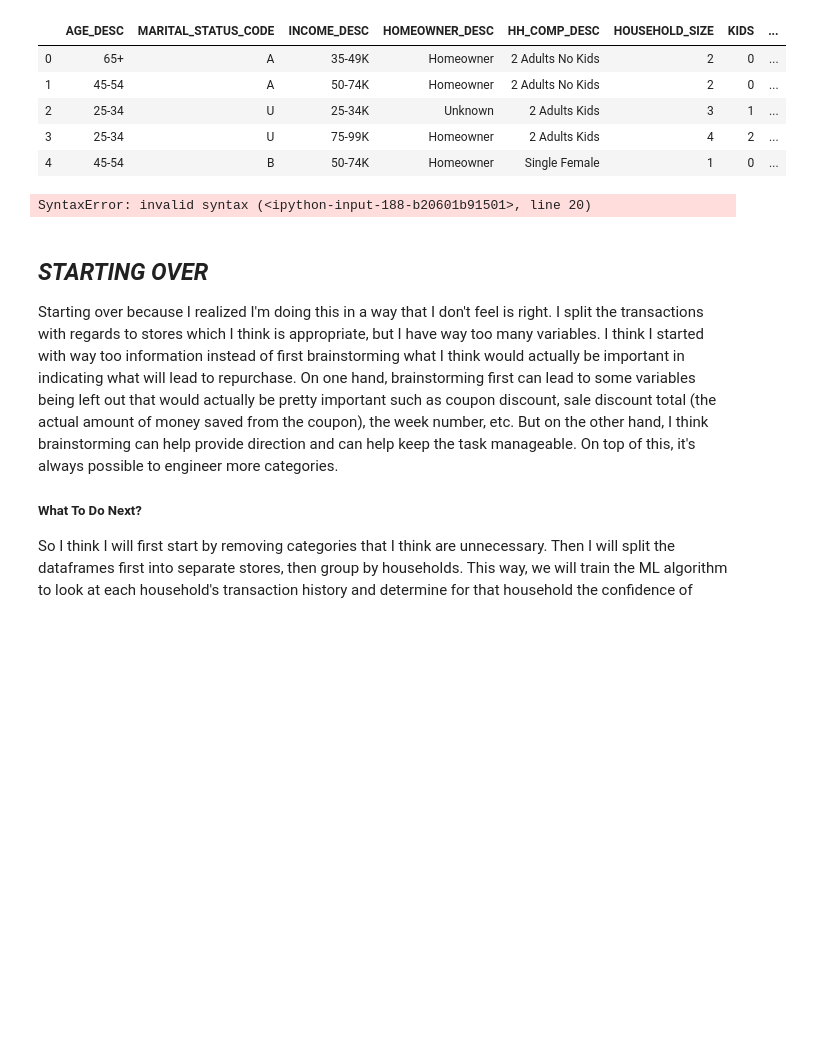
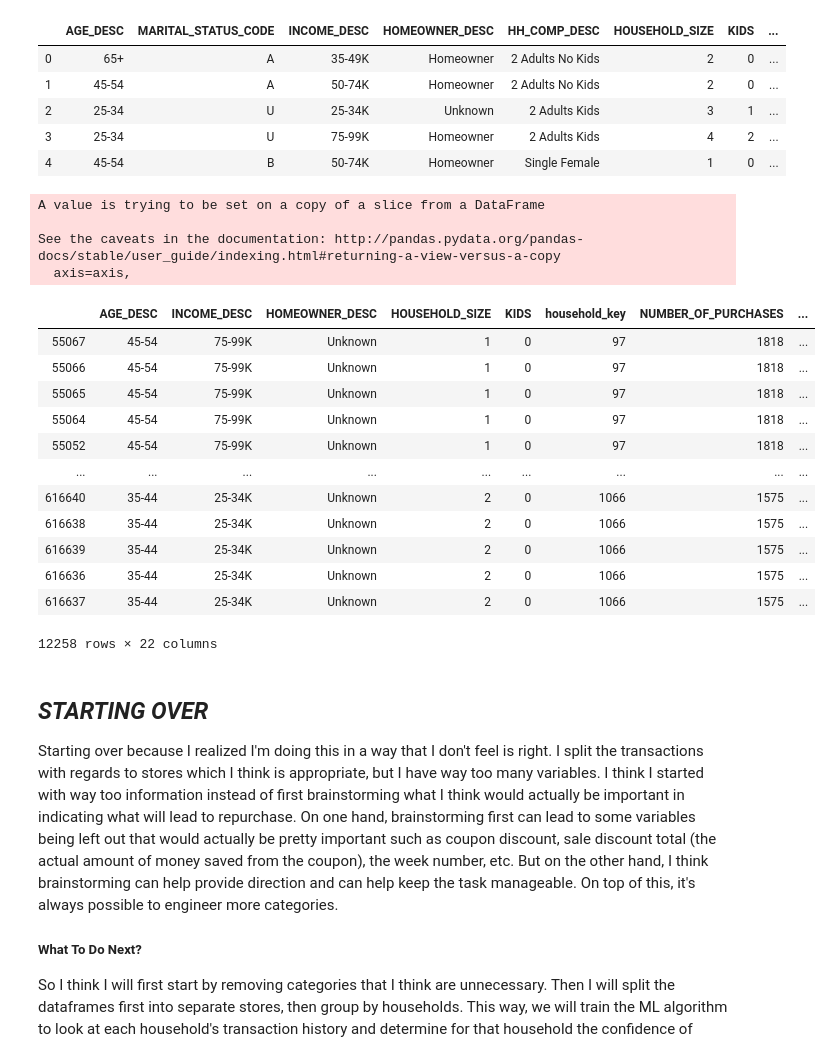
Before and after one commit to rstankovic/Retail-Data-Analytics, a Jupyter notebook: Repeat Purchase/Repeat Purchase.ipynb, the cells around one changed output. Drawn from its saved outputs; the diff is of its cells as text; code cells hidden in the pictures; blank space fills up the shorter version.

```diff
--- a/Repeat Purchase/Repeat Purchase.ipynb
+++ b/Repeat Purchase/Repeat Purchase.ipynb
@@ -176,34 +176,51 @@ merged_hh.head()
 we want to now merge this data about households with transactions per store, maybe keep a dictionary of store data
 that is separated by store so that we can feed each one into the model and train it further. so we can have a database
 of transactions by store, where each transaction has consumer data. i actually still have yet to figure out whether
 we feed the model consumers and decide whether or not those consumers should be classified as returning customers OR
 whether we feed them transaction data for which case we have the store predict which consumer will be the next
 transaction. although speaking outloud it seems it might be best to feed it a consumer data base with number of
 purchases made to each store. so maybe we can still do it by having a database of consumer data with all the purchases
 they made to a specific store. i guess in that way we wouldnt have to one-hot encode for every store (that would
 be a lot of columns). another thing, should we combine this with product information? we could one-hot that which
 be quite a lot of that but could be interesting. or at least when it came to what type of products each transaction
 focused on. we have that data.
 '''
 full_transaction_df = pd.merge(merged_hh, transaction_df, on = 'household_key')
 full_transaction_df = full_transaction_df.sort_values(by='WEEK_NO')
 stores_dict = {} #going to create a dictionary with one dataframe per store
 for ID in full_transaction_df['STORE_ID'].unique():
     stores_dict[ID] = full_transaction_df.loc[(full_transaction_df['STORE_ID'] == ID),:]
-    stores_dict[ID]['PURCHASED_FROM_THIS_STORE'] = transaction_df.groupby(['BASKET_ID'].mean().loc[transaction_df['STORE_ID'] == ID,['']]
-stores_dict
-'''going to drop columns from the transaction lists so that we can get it ready for the ML portion of this project.
+#     stores_dict[ID]['PURCHASED_FROM_THIS_STORE'] = transaction_df.loc[transaction_df['STORE_ID'].astype(int) == 364,:].groupby('BASKET_ID').
+# stores_dict
+'''
+going to drop columns from the transaction lists so that we can get it ready for the ML portion of this project.
 we are going to drop:
 - STORE_ID: dropping this because we already split up the transaction dataframe into the dictionary above
 - MARITAL_STATUS_CODE: honestly i dont know what this is and i want to avoid getting bogged down in something that doesn't
 have a whole lot of impact. id say this is taking a risk in order to speed up getting a result.
 - HH_COMP_DESC: we already split this up into various categories
 - COUPON_MATCH_DISC: this is in the form of a percentage discount that is matched against some outside source. I just
 feel like sorting through this is not very worth it based on how much value I can see it providing.
 - HOMEOWNER_DESC_TO_INT: i dont know what this is either
 '''
 for store in stores_dict:
     stores_dict[store].drop(columns = ['STORE_ID','MARITAL_STATUS_CODE','HH_COMP_DESC','HOMEOWNER_DESC_TO_INT','COUPON_MATCH_DISC'], inplace = True)
 stores_dict[364]
 # %% [output]
-SyntaxError: invalid syntax (<ipython-input-188-b20601b91501>, line 20)
+A value is trying to be set on a copy of a slice from a DataFrame
+
+See the caveats in the documentation: http://pandas.pydata.org/pandas-docs/stable/user_guide/indexing.html#returning-a-view-versus-a-copy
+  axis=axis,
+|  | AGE_DESC | INCOME_DESC | HOMEOWNER_DESC | HOUSEHOLD_SIZE | KIDS | household_key | NUMBER_OF_PURCHASES | ... |
+| 55067 | 45-54 | 75-99K | Unknown | 1 | 0 | 97 | 1818 | ... |
+| 55066 | 45-54 | 75-99K | Unknown | 1 | 0 | 97 | 1818 | ... |
+| 55065 | 45-54 | 75-99K | Unknown | 1 | 0 | 97 | 1818 | ... |
+| 55064 | 45-54 | 75-99K | Unknown | 1 | 0 | 97 | 1818 | ... |
+| 55052 | 45-54 | 75-99K | Unknown | 1 | 0 | 97 | 1818 | ... |
+| ... | ... | ... | ... | ... | ... | ... | ... | ... |
+| 616640 | 35-44 | 25-34K | Unknown | 2 | 0 | 1066 | 1575 | ... |
+| 616638 | 35-44 | 25-34K | Unknown | 2 | 0 | 1066 | 1575 | ... |
+| 616639 | 35-44 | 25-34K | Unknown | 2 | 0 | 1066 | 1575 | ... |
+| 616636 | 35-44 | 25-34K | Unknown | 2 | 0 | 1066 | 1575 | ... |
+| 616637 | 35-44 | 25-34K | Unknown | 2 | 0 | 1066 | 1575 | ... |
+12258 rows × 22 columns
```
Also changed, not shown: parts of 16 cells of this notebook, 1 other file.
